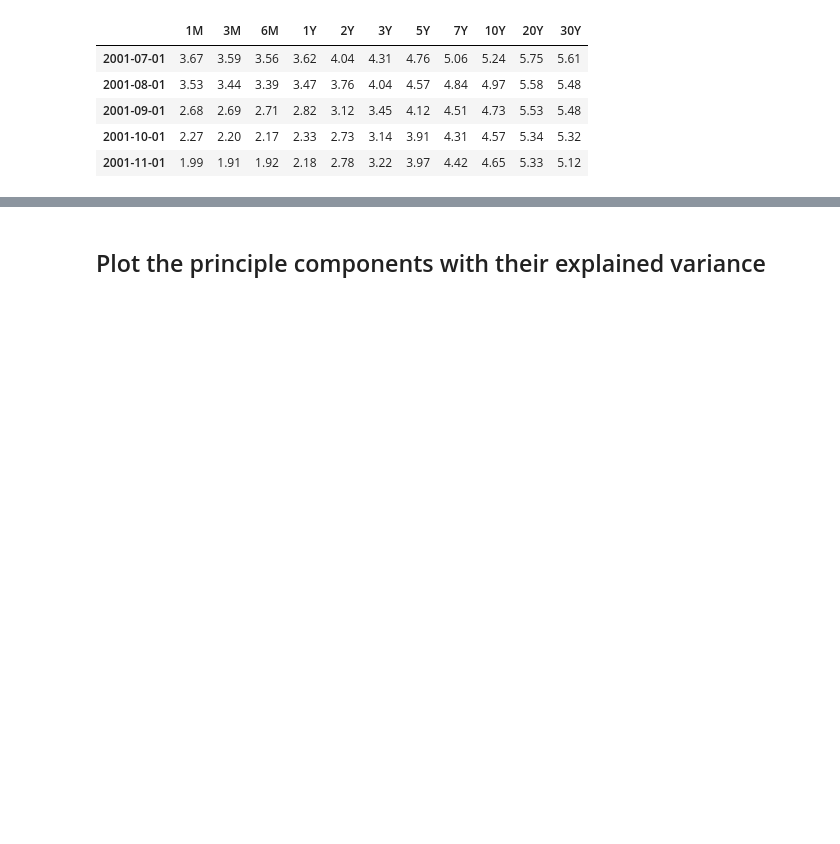
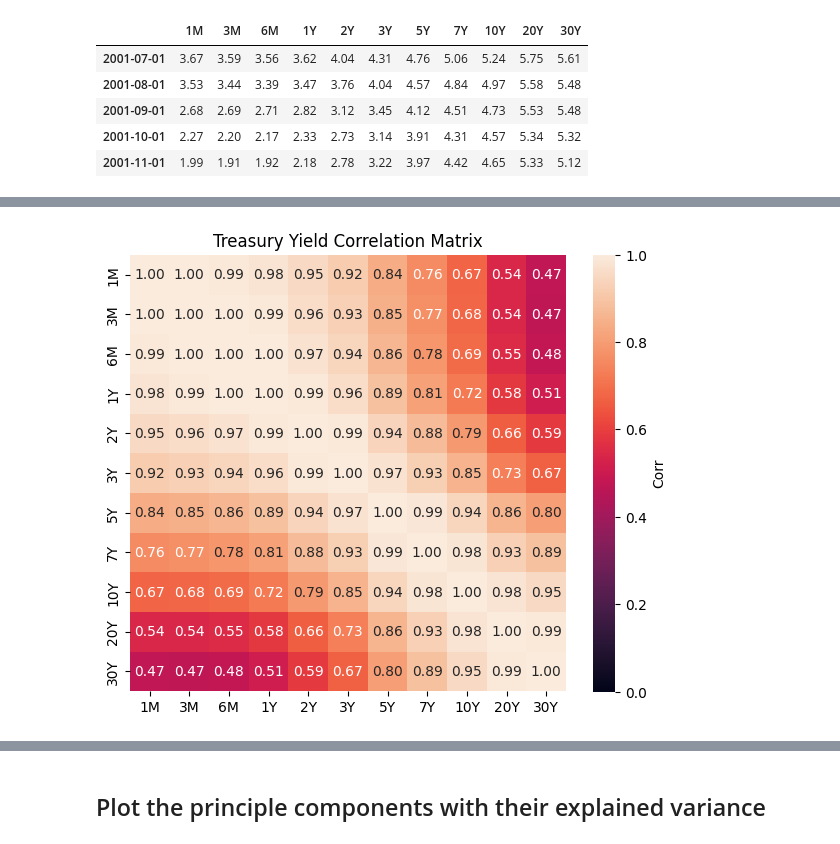
Before and after one commit to itszoetom/bondsPCA, a Jupyter notebook: pca_exp.ipynb, the cells around one changed output, grey strips where cells are left out. Drawn from its saved outputs; the diff is of its cells as text; code cells hidden in the pictures; blank space fills up the shorter version.

```diff
--- a/pca_exp.ipynb
+++ b/pca_exp.ipynb
@@ -34,0 +50,17 @@ df.head()
+# %%
+import matplotlib.pyplot as plt
+import seaborn as sns  # purely for heat-map aesthetics
+
+# Compute correlations on the (level) yields
+corr = df.corr()
+
+plt.figure(figsize=(6,5))
+sns.heatmap(corr, annot=True, fmt=".2f",
+            vmin=0.0, vmax=1.0, square=True,
+            cbar_kws={"label": "Corr"})
+plt.title("Treasury Yield Correlation Matrix")
+plt.tight_layout()
+plt.savefig("yield_corr_heatmap.png", dpi=300)
+plt.show()
+# %% [output]
+[figure, added]
```
Also changed, not shown: parts of 14 cells of this notebook, 4 other files.
